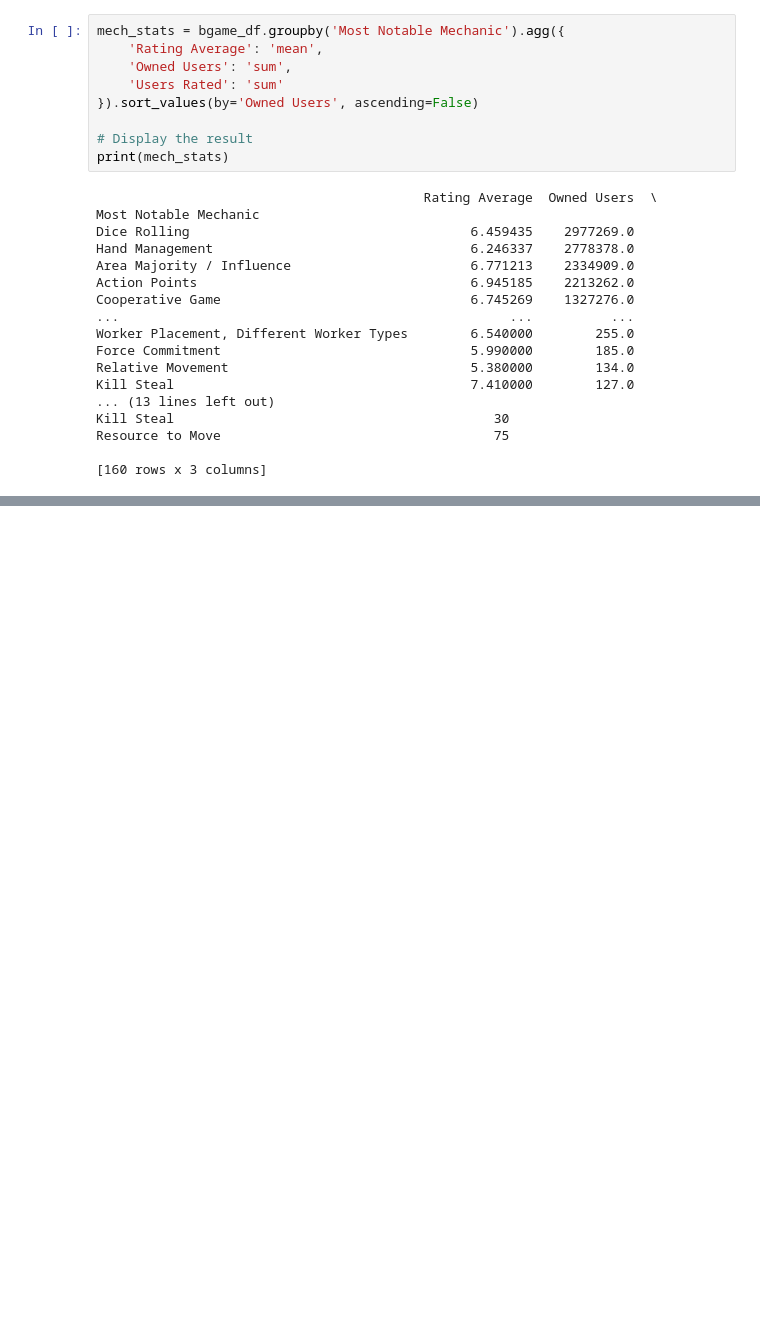
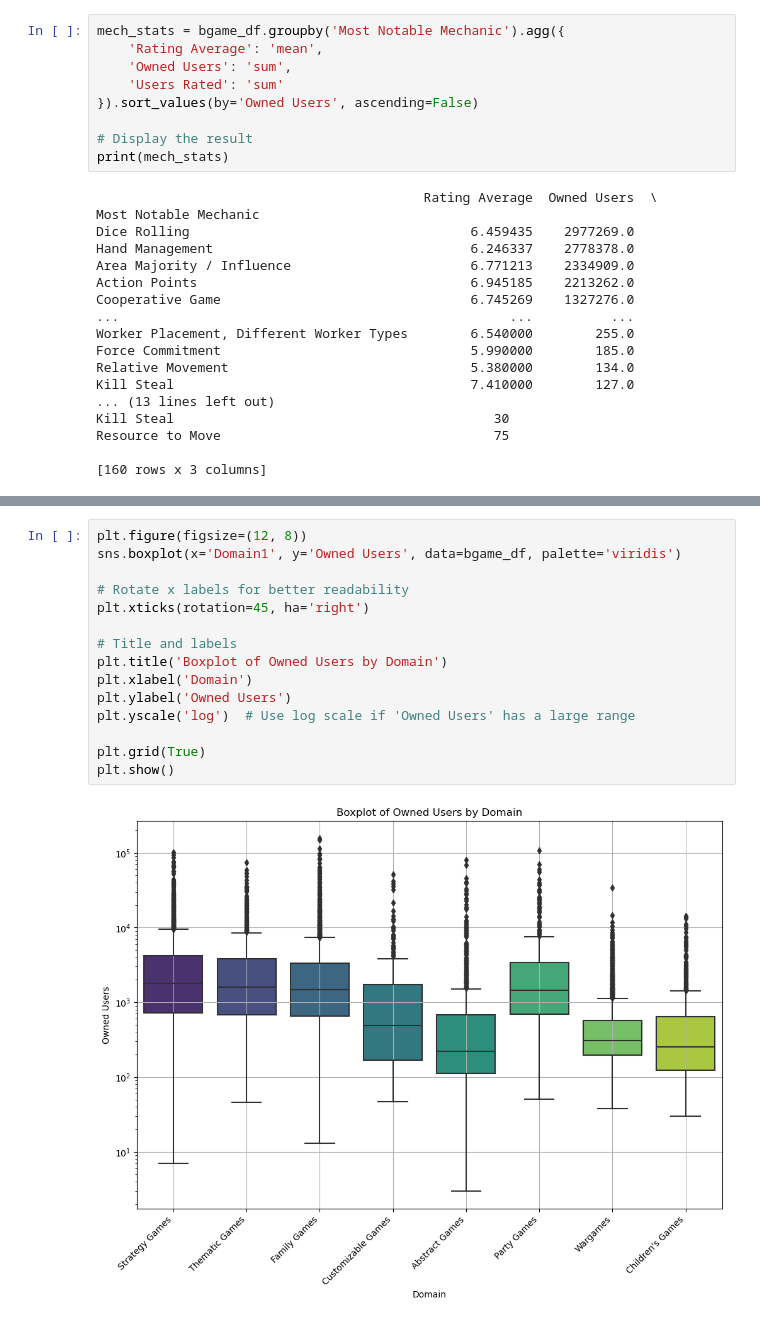
Before and after one commit to jkspiva/Final-Project-Group3, a Jupyter notebook: Ashley/testing.ipynb, the cells around one changed output, grey strips where cells are left out. Cells and saved outputs as stored; diff of their text form; blank space fills up the shorter version.

```diff
--- a/Ashley/testing.ipynb
+++ b/Ashley/testing.ipynb
@@ -261,0 +368,17 @@ Resource to Move                                   75
+# %%
+plt.figure(figsize=(12, 8))
+sns.boxplot(x='Domain1', y='Owned Users', data=bgame_df, palette='viridis')
+
+# Rotate x labels for better readability
+plt.xticks(rotation=45, ha='right')
+
+# Title and labels
+plt.title('Boxplot of Owned Users by Domain')
+plt.xlabel('Domain')
+plt.ylabel('Owned Users')
+plt.yscale('log')  # Use log scale if 'Owned Users' has a large range
+
+plt.grid(True)
+plt.show()
+# %% [output]
+[figure, added]
```
Also changed, not shown: parts of 11 cells of this notebook.
